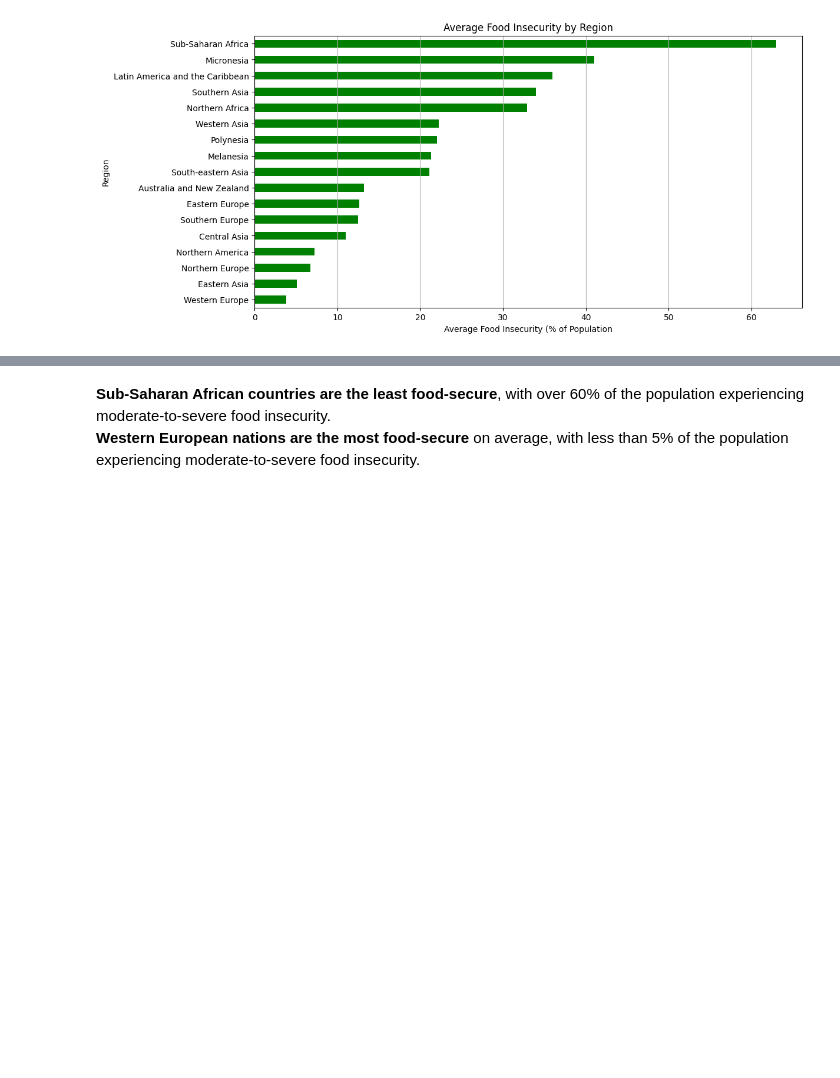
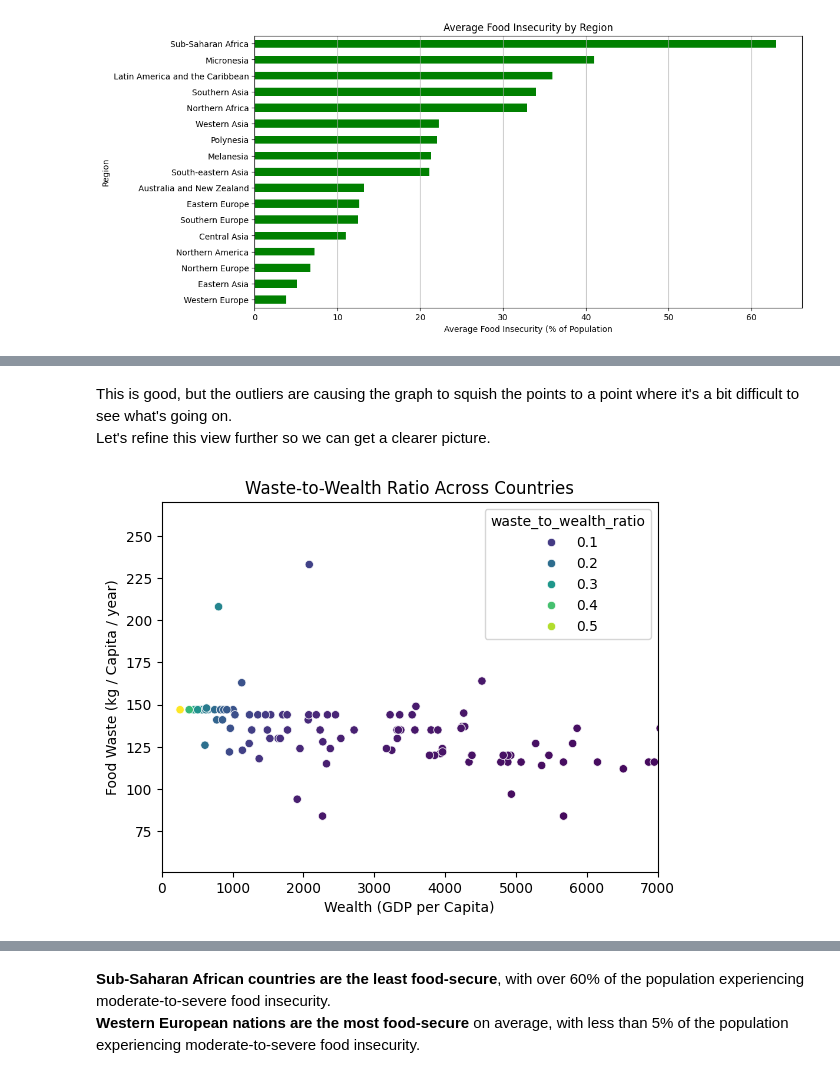
Before and after one commit to wturner94/food-waste-analysis, a Jupyter notebook: food-waste-analysis.ipynb, the cells around one changed output, grey strips where cells are left out. Drawn from its saved outputs; the diff is of its cells as text; code cells hidden in the pictures; blank space fills up the shorter version.

```diff
--- a/food-waste-analysis.ipynb
+++ b/food-waste-analysis.ipynb
@@ -460,0 +534,16 @@ plt.show()
+# %% [markdown]
+This is good, but the outliers are causing the graph to squish the points to a point where it's a bit difficult to see what's going on.<br>
+Let's refine this view further so we can get a clearer picture.
+# %%
+# visualize food_waste against wealth in addition to the 'waste_to_wealth_ratio' using a scatter plot
+sns.scatterplot(x='wealth', y='food_wasted', hue='waste_to_wealth_ratio', data=waste_analysis, palette='viridis')
+plt.xlabel('Wealth (GDP per Capita)')
+plt.ylabel('Food Waste (kg / Capita / year)')
+plt.title('Waste-to-Wealth Ratio Across Countries')
+
+# set x-axis threshold to exclude outliers
+plt.xlim(left=0, right=7000)
+
+plt.show()
+# %% [output]
+[figure, added]
```
Also changed, not shown: parts of 55 cells of this notebook, 4 other files.
